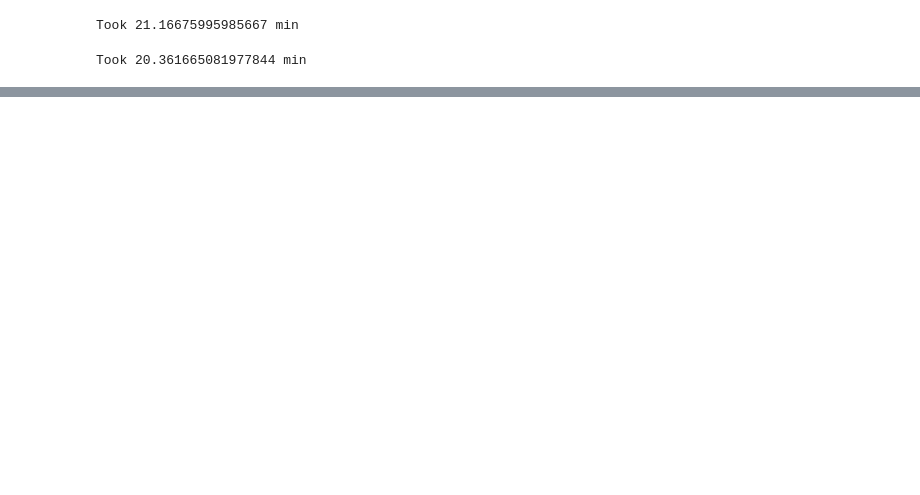
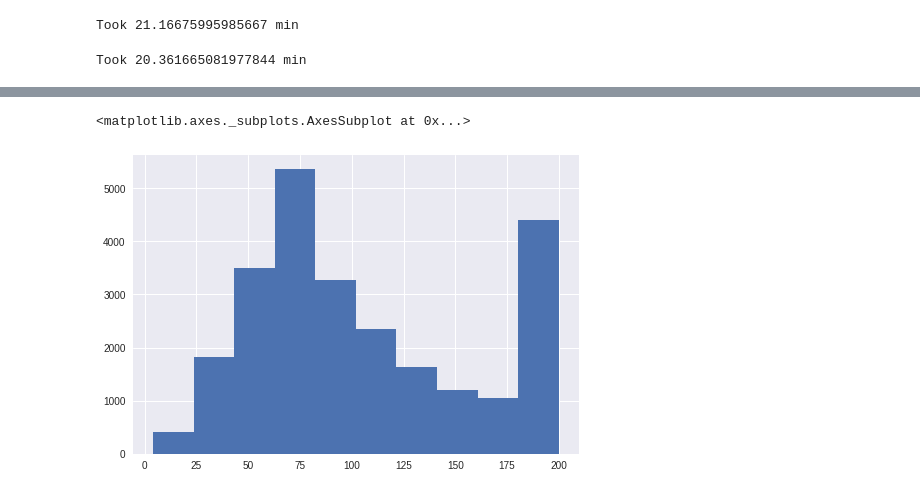
Before and after one commit to georgeliu1998/sentiment_word_embedding, a Jupyter notebook: sentiment_word_embedding.ipynb, the cells around one changed output, grey strips where cells are left out. Drawn from its saved outputs; the diff is of its cells as text; code cells hidden in the pictures; blank space fills up the shorter version.

```diff
--- a/sentiment_word_embedding.ipynb
+++ b/sentiment_word_embedding.ipynb
@@ -351,0 +394,7 @@ Accuracy on the test set is: 0.845720000038147
+# %%
+# Let's cut off at length 200 which covers the vast majority of lengths
+X_oh_series_200 = X_oh_series.apply(lambda x: x[0:200] if len(x)>200 else x)
+X_oh_series_200.apply(len).hist()
+# %% [output]
+<matplotlib.axes._subplots.AxesSubplot at 0x...>
+[figure, added]
```
Also changed, not shown: parts of 47 cells of this notebook.
